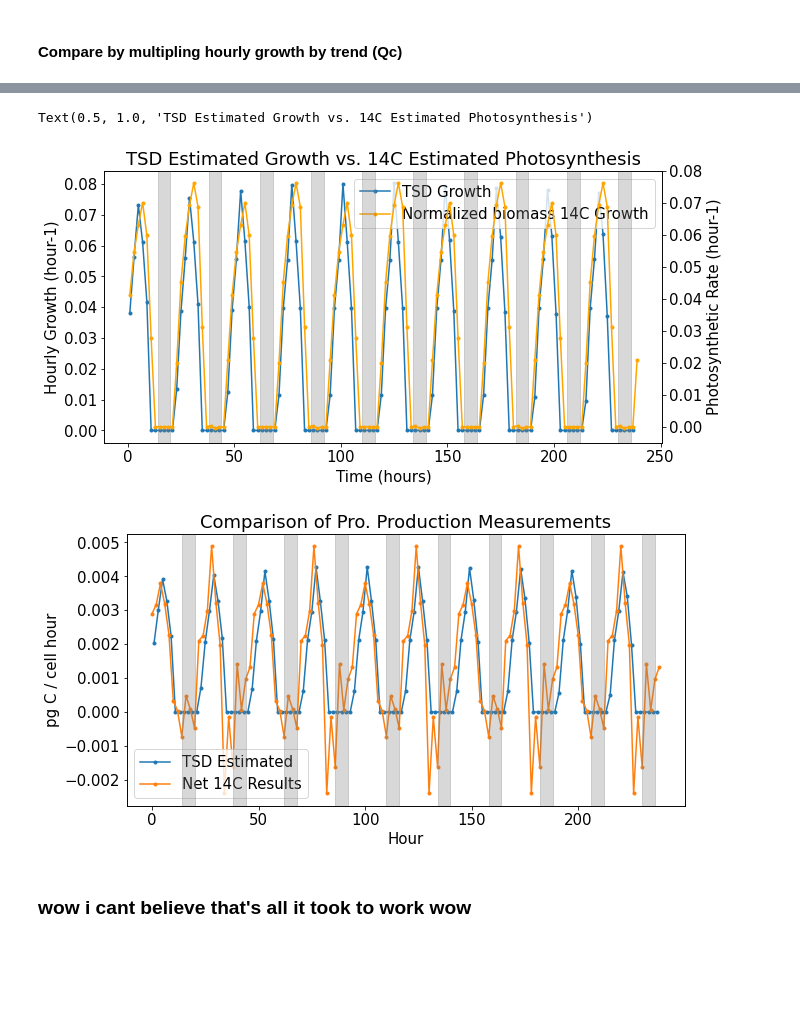
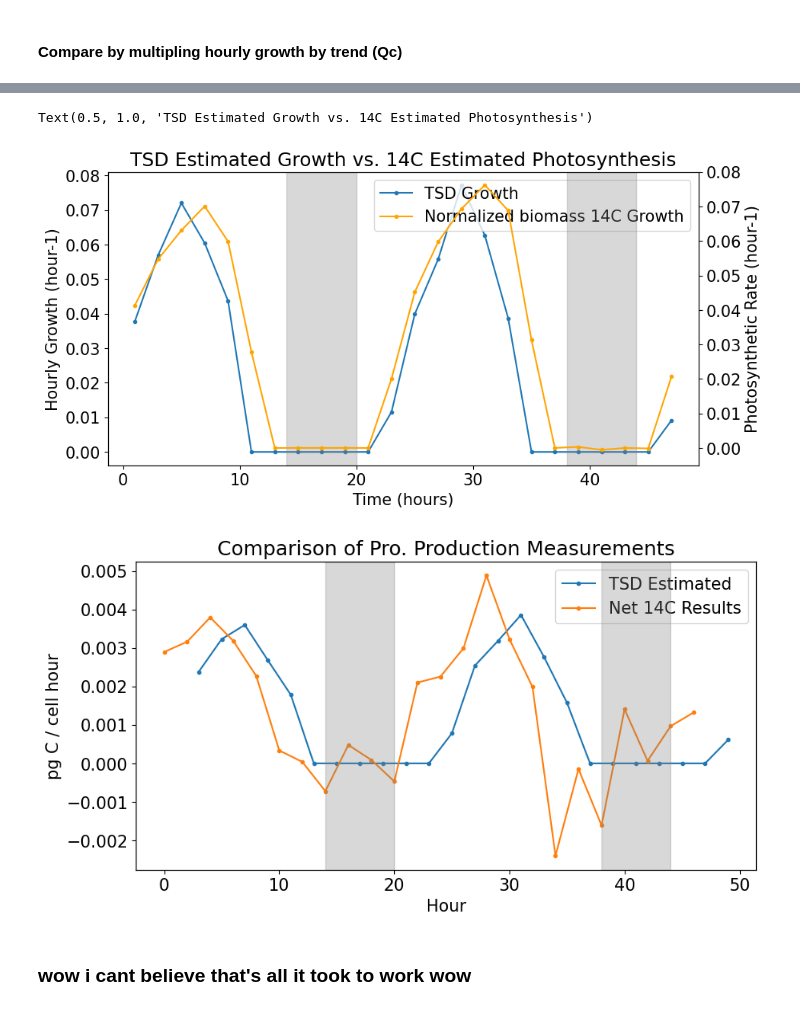
Before and after one commit to klqi/seaflow_tsd, a Jupyter notebook: ground_truth_testing.ipynb, the cells around one changed output, grey strips where cells are left out. Saved outputs shown, nothing was run; the diff lists cells and outputs as text; code cells hidden in the pictures; blank space fills up the shorter version.

```diff
--- a/ground_truth_testing.ipynb
+++ b/ground_truth_testing.ipynb
@@ -116,6 +116,6 @@ Text(0, 0.5, 'Qc (pg C/cell*hour)')
 # %%
 # stl_proolution is every other hour for 2 days, we care about daily cycle (period is 12 instead of 24)
-fit_pro = STL(np.log(ten_days['Qc_hour']), period=12,robust=True)
+fit_pro = STL(np.log(pro_data['Qc_hour']), period=12,robust=True)
 stl_pro = fit_pro.fit()
 
 fig,axs=plt.subplots(nrows=4,ncols=1,figsize=(8,6),sharex=True)
@@ -228,19 +228,19 @@ axs.plot(ten_days_culture['hour'],ten_days_culture['PP'],marker='.')
 # %%
 # convert from fg to pg
-ten_days['culture_PP']=ten_days_culture['PP']/1000
+pro_data['culture_PP']=pro_data_culture['PP']/1000
 # plot pp
 fig,axs=plt.subplots(figsize=(10,5))
 # plot primary production estimated from culture
-ln1=axs.plot(ten_days['hour']+1,ten_days['adj_growth'],marker='.',label='Hourly Growth')
-# ln2=axs.plot(ten_days['hour']+1,ten_days['exp_growth'],marker='.',label='Exponential Growth')
+ln1=axs.plot(pro_data['hour']+1,pro_data['adj_growth'],marker='.',label='Hourly Growth')
+# ln2=axs.plot(pro_data['hour']+1,pro_data['exp_growth'],marker='.',label='Exponential Growth')
 # make secondary axis
 twinax=axs.twinx()
-ln3=twinax.plot(ten_days['hour'],ten_days['culture_PP'],marker='.',c='g', label='Culture Pcell')
+ln3=twinax.plot(pro_data['hour'],pro_data['culture_PP'],marker='.',c='g', label='Culture Pcell')
 twinax.set_ylim(-0.0005,0.01)
 # twinax.set_ylim(-0.085,0.07)
 # fill in night and day
-twinax.fill_between(ten_days['hour'], 0, 1,
-                    where=ten_days['par'] == 0,color='gray', alpha=0.3, transform=twinax.get_xaxis_transform())
+twinax.fill_between(pro_data['hour'], 0, 1,
+                    where=pro_data['par'] == 0,color='gray', alpha=0.3, transform=twinax.get_xaxis_transform())
 # make legend
 lns = ln1+ln3
 labs = [l.get_label() for l in lns]
@@ -361,9 +367,9 @@ Text(0.5, 0, 'Hour')
 # %%
 # calculate means of net productivity
 #### carbon loss term comes from estimates from Bayesian MPM model paper, NOT zinser measurements ###
-net_PP=ten_days['culture_PP']-ten_days['carbonloss']
-net_PP_hours=ten_days.hour.values
-ten_days['net_PP']=net_PP
+net_PP=pro_data['culture_PP']-pro_data['carbonloss']
+net_PP_hours=pro_data.hour.values
+pro_data['net_PP']=net_PP
 # # calculate new standard deviation from summed variances of fixation and loss
 # c14_error=np.sqrt(np.square(gt['carbonfix_sd'][:-1].values/1000)+
 #                   np.square(gt['carbonloss_sd'].values/1000))
@@ -391,19 +397,19 @@ cellsize = np.sum(v[:,None] * w_obs, axis=0)
 net_bayes = (cellsize[1:]*(abundance_mean[1:]/abundance_mean[:-1]) - cellsize[:-1])/dt
 # %%
 # try average
-norm_PP=ten_days['culture_PP']/0.12
+norm_PP=pro_data['culture_PP']/0.12
 # plot
 fig,axs=plt.subplots(figsize=(10,5))
 # plot TSD estimated growth
-ln1=axs.plot(ten_days['hour']+1,ten_days['adj_growth'],marker='.',label='TSD Growth')
+ln1=axs.plot(pro_data['hour']+1,pro_data['adj_growth'],marker='.',label='TSD Growth')
 # make secondary axis
 twinax=axs.twinx()
-ln2=twinax.plot(ten_days['hour']+1,norm_PP,marker='.',c='orange', label='Normalized biomass 14C Growth')
+ln2=twinax.plot(pro_data['hour']+1,norm_PP,marker='.',c='orange', label='Normalized biomass 14C Growth')
 twinax.set_ylim(-0.005,0.08)
 # twinax.set_ylim(-0.085,0.07)
 # fill in night and day
-twinax.fill_between(ten_days['hour'], 0, 1,
-                    where=ten_days['par'] == 0,color='gray', alpha=0.3, transform=twinax.get_xaxis_transform())
+twinax.fill_between(pro_data['hour'], 0, 1,
+                    where=pro_data['par'] == 0,color='gray', alpha=0.3, transform=twinax.get_xaxis_transform())
 # make legend
 lns = ln1+ln2
 labs = [l.get_label() for l in lns]
@@ -415,46 +421,46 @@ axs.set_xlabel('Time (hours)')
 axs.set_title('TSD Estimated Growth vs. 14C Estimated Photosynthesis')
 # %% [output]
 Text(0.5, 1.0, 'TSD Estimated Growth vs. 14C Estimated Photosynthesis')
-[figure, old version]
+[figure, new version]
 # %%
 # plot the range of diel growth
-min_trend=np.min(ten_days['trend'])
-max_trend=np.mean(ten_days['Qc_hour'])
+min_trend=np.min(pro_data['trend'])
+max_trend=np.mean(pro_data['Qc_hour'])
 # calculate growth
-ten_days['min_diel']=min_trend*ten_days['diel']
-ten_days['max_diel']=max_trend*ten_days['diel']
-ten_days['min_diel_growth']=forward_diff(ten_days, 'min_diel',spacing)
-ten_days['max_diel_growth']=forward_diff(ten_days, 'max_diel',spacing)
-ten_days['min_diel_growth']=np.where(ten_days['min_diel_growth']<0,
-                                     ten_days['min_diel_growth']==0,
-                                     ten_days['min_diel_growth'])
-ten_days['max_diel_growth']=np.where(ten_days['max_diel_growth']<0,
-                                     ten_days['max_diel_growth']==0,
-                                     ten_days['max_diel_growth'])
+pro_data['min_diel']=min_trend*pro_data['diel']
+pro_data['max_diel']=max_trend*pro_data['diel']
+pro_data['min_diel_growth']=forward_diff(pro_data, 'min_diel',spacing)
+pro_data['max_diel_growth']=exp_growth(pro_data, 'max_diel',spacing)
+pro_data['min_diel_growth']=np.where(pro_data['min_diel_growth']<0,
+                                     pro_data['min_diel_growth']==0,
+                                     pro_data['min_diel_growth'])
+pro_data['max_diel_growth']=np.where(pro_data['max_diel_growth']<0,
+                                     pro_data['max_diel_growth']==0,
+                                     pro_data['max_diel_growth'])
 # plot
 fig,axs=plt.subplots(figsize=(10,5))
-# axs.plot(ten_days['hour'], ten_days['min_diel_growth'], label='Min Diel growth',marker='.')
+# axs.plot(pro_data['hour'], pro_data['min_diel_growth'], label='Min Diel growth',marker='.')
 # plot tsd data
-axs.plot(ten_days['hour']+1, ten_days['max_diel_growth'], label='TSD Estimated',marker='.')
+axs.plot(pro_data['hour']+1, pro_data['max_diel_growth']*0.053, label='TSD Estimated',marker='.')
 # plot 14C data (fixation-loss)
 axs.plot(net_PP_hours, net_PP, label='Net 14C Results',marker='.')
 # plot 14C data (directly calculated Net)
 
 # plot uncertainty
 # axs.fill_between(net_PP_hours, net_PP-c14_error, net_PP+c14_error, color = 'orange', alpha=0.2,
 #                  label=r'$\sigma_{net}$')
 twinax=axs.twinx()
-twinax.fill_between(ten_days['hour'], 0, 1,
-                    where=ten_days['par'] == 0,color='gray', alpha=0.3, transform=twinax.get_xaxis_transform())
+twinax.fill_between(pro_data['hour'], 0, 1,
+                    where=pro_data['par'] == 0,color='gray', alpha=0.3, transform=twinax.get_xaxis_transform())
 axs.legend()
 axs.set_ylabel('pg C / cell hour')
 axs.set_xlabel('Hour')
 axs.set_title('Comparison of Pro. Production Measurements')
 # hide dumb secondary axis labels
 yax = twinax.get_yaxis()
 yax = yax.set_visible(False)
 # %% [output]
-[figure, old version]
+[figure, new version]
 # %%
 # plot carbonloss
 fig,axs = plt.subplots(figsize=(10,6))
```
Also changed, not shown: parts of 18 cells of this notebook, 9 other files.
